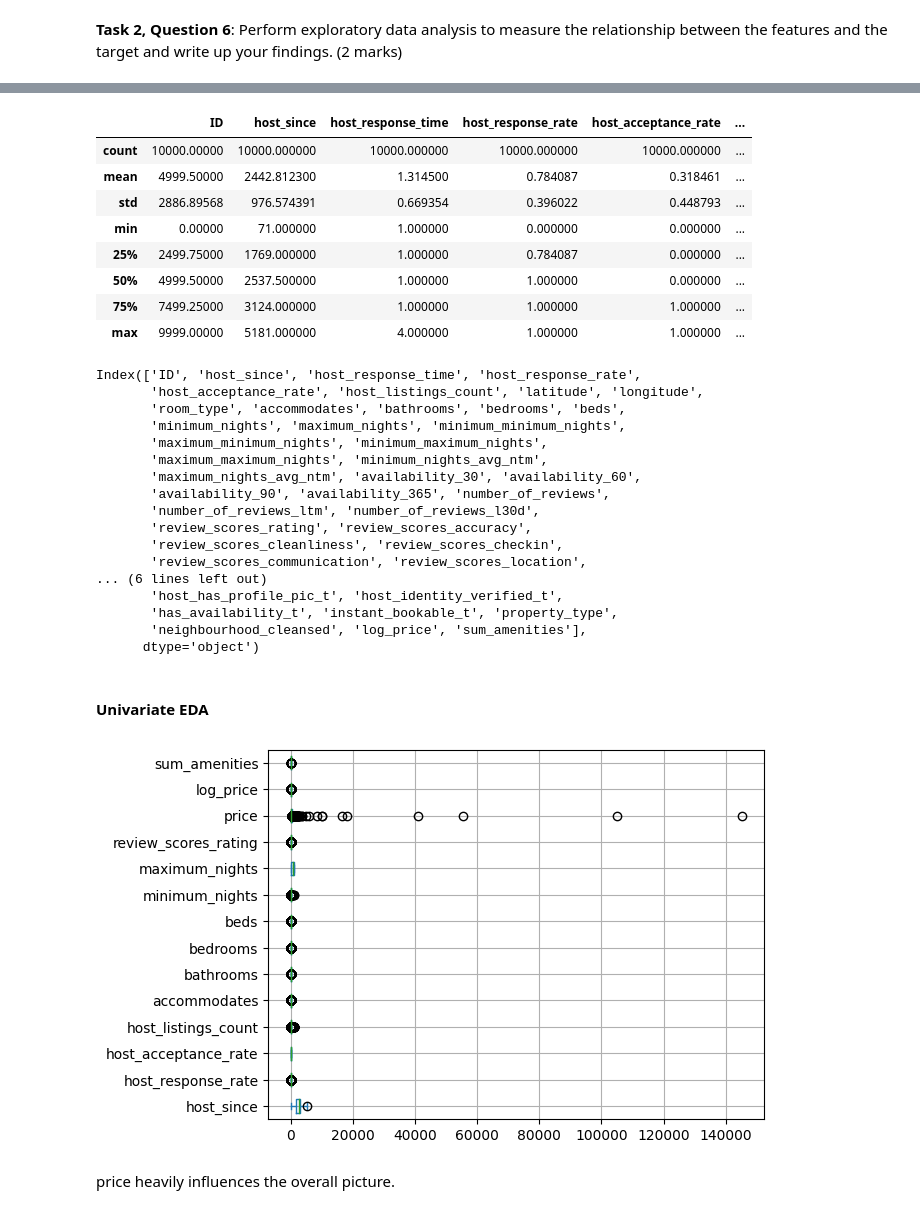
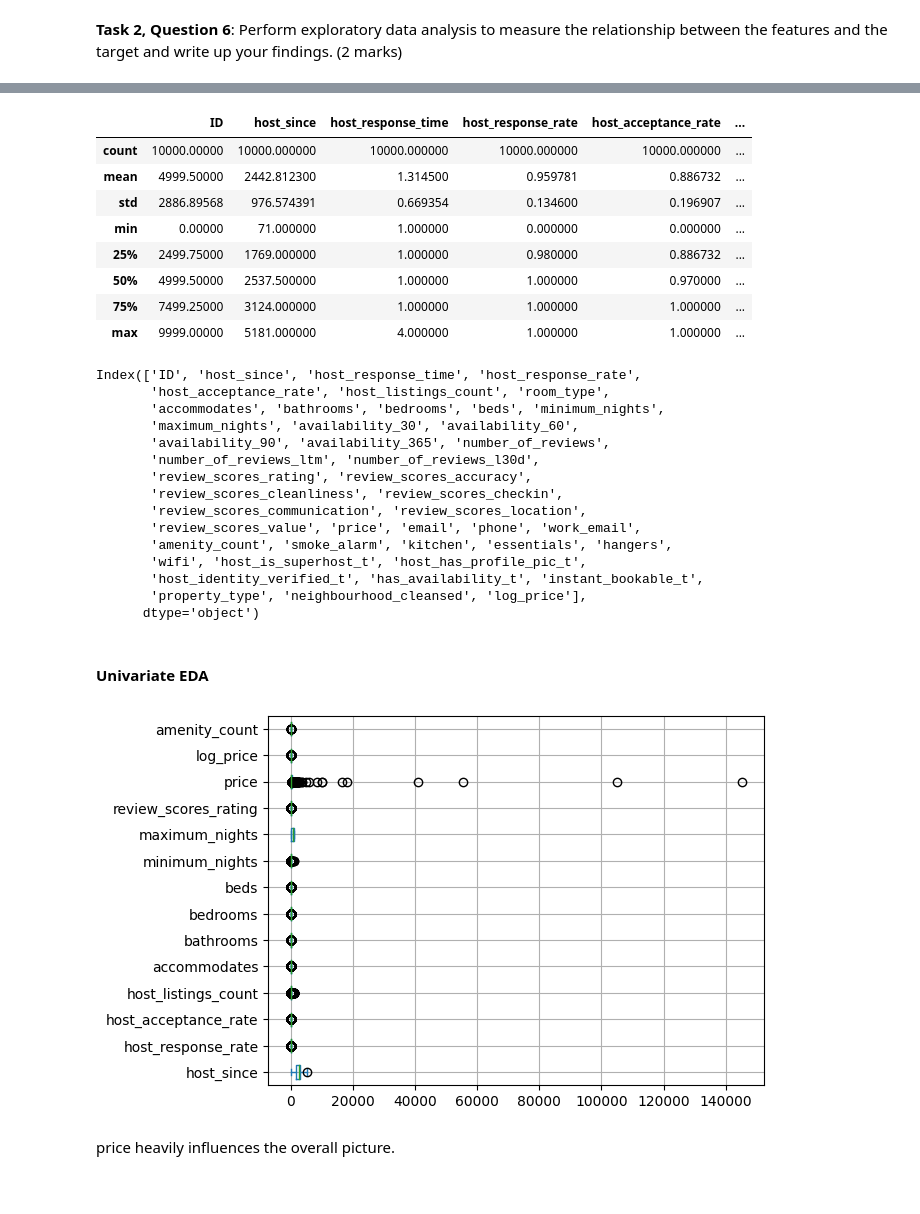
Before and after one commit to busa-8001-mq/assignment, a Jupyter notebook: BUSA8001_superhosts_Felix.ipynb, the cells around one changed output, grey strips where cells are left out. Cells and saved outputs as stored; diff of their text form; code cells hidden in the pictures.

Commit message:
fixed host rates and aligned notebooks again

```diff
--- a/BUSA8001_superhosts_Felix.ipynb
+++ b/BUSA8001_superhosts_Felix.ipynb
@@ -379,8 +381,8 @@ Where a categorical feature contains more than 5 unique values, map the feature
 **Task 2, Question 6**: Perform exploratory data analysis to measure the relationship between the features and the target and write up your findings.
 (2 marks)
 # %%
-df9 = pd.read_csv("df_8.csv")
-df9.drop(["Unnamed: 0", "source_previous scrape"], axis=1, inplace=True)
+df9 = pd.read_csv("df_7.csv")
+df9.drop(["latitude", "longitude", "source_previous scrape"], axis=1, inplace=True)
 df9.to_csv("df_9.csv")
 # %%
 df9.head()
@@ -396,48 +398,46 @@ df9.describe()
 # %% [output]
 |  | ID | host_since | host_response_time | host_response_rate | host_acceptance_rate | ... |
 | count | 10000.00000 | 10000.000000 | 10000.000000 | 10000.000000 | 10000.000000 | ... |
-| mean | 4999.50000 | 2442.812300 | 1.314500 | 0.784087 | 0.318461 | ... |
-| std | 2886.89568 | 976.574391 | 0.669354 | 0.396022 | 0.448793 | ... |
+| mean | 4999.50000 | 2442.812300 | 1.314500 | 0.959781 | 0.886732 | ... |
+| std | 2886.89568 | 976.574391 | 0.669354 | 0.134600 | 0.196907 | ... |
 | min | 0.00000 | 71.000000 | 1.000000 | 0.000000 | 0.000000 | ... |
-| 25% | 2499.75000 | 1769.000000 | 1.000000 | 0.784087 | 0.000000 | ... |
-| 50% | 4999.50000 | 2537.500000 | 1.000000 | 1.000000 | 0.000000 | ... |
+| 25% | 2499.75000 | 1769.000000 | 1.000000 | 0.980000 | 0.886732 | ... |
+| 50% | 4999.50000 | 2537.500000 | 1.000000 | 1.000000 | 0.970000 | ... |
 | 75% | 7499.25000 | 3124.000000 | 1.000000 | 1.000000 | 1.000000 | ... |
 | max | 9999.00000 | 5181.000000 | 4.000000 | 1.000000 | 1.000000 | ... |
 # %%
 df9.columns
 # %% [output]
 Index(['ID', 'host_since', 'host_response_time', 'host_response_rate',
-       'host_acceptance_rate', 'host_listings_count', 'latitude', 'longitude',
-       'room_type', 'accommodates', 'bathrooms', 'bedrooms', 'beds',
-       'minimum_nights', 'maximum_nights', 'minimum_minimum_nights',
-       'maximum_minimum_nights', 'minimum_maximum_nights',
-       'maximum_maximum_nights', 'minimum_nights_avg_ntm',
-       'maximum_nights_avg_ntm', 'availability_30', 'availability_60',
+       'host_acceptance_rate', 'host_listings_count', 'room_type',
+       'accommodates', 'bathrooms', 'bedrooms', 'beds', 'minimum_nights',
+       'maximum_nights', 'availability_30', 'availability_60',
        'availability_90', 'availability_365', 'number_of_reviews',
        'number_of_reviews_ltm', 'number_of_reviews_l30d',
        'review_scores_rating', 'review_scores_accuracy',
        'review_scores_cleanliness', 'review_scores_checkin',
        'review_scores_communication', 'review_scores_location',
-... (6 lines left out)
-       'host_has_profile_pic_t', 'host_identity_verified_t',
-       'has_availability_t', 'instant_bookable_t', 'property_type',
-       'neighbourhood_cleansed', 'log_price', 'sum_amenities'],
+       'review_scores_value', 'price', 'email', 'phone', 'work_email',
+       'amenity_count', 'smoke_alarm', 'kitchen', 'essentials', 'hangers',
+       'wifi', 'host_is_superhost_t', 'host_has_profile_pic_t',
+       'host_identity_verified_t', 'has_availability_t', 'instant_bookable_t',
+       'property_type', 'neighbourhood_cleansed', 'log_price'],
       dtype='object')
 # %% [markdown]
 #### Univariate EDA
 # %%
 df9[['host_since', 'host_response_rate',
        'host_acceptance_rate', 'host_listings_count', 'accommodates', 'bathrooms', 'bedrooms', 'beds', 'minimum_nights',
        'maximum_nights', #'availability_30', 'availability_60',
        #'availability_90', 'availability_365',
      'review_scores_rating', 'price',
        #'email', 'phone', 'work_email', 'smoke_alarm', 'kitchen', 'essentials', 'hangers', 'wifi', 'host_is_superhost_t', 'host_has_profile_pic_t',
        #'host_identity_verified_t', 'has_availability_t', 'instant_bookable_t',
        #'property_type', 'neighbourhood_cleansed',
      'log_price',
-       'sum_amenities']].plot.box(vert = False, grid = True);
+       'amenity_count']].plot.box(vert = False, grid = True);
 # %% [output]
-[figure, old version]
+[figure, new version]
 # %% [markdown]
 price heavily influences the overall picture.
 # %%
```
Also changed, not shown: parts of 49 cells of this notebook.
